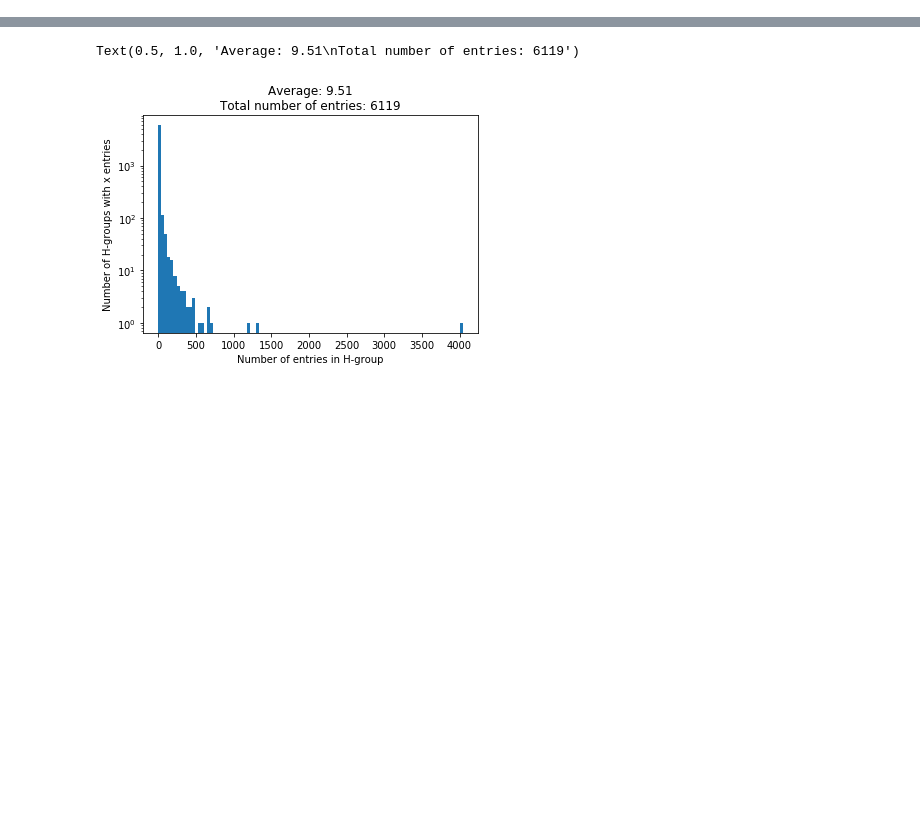
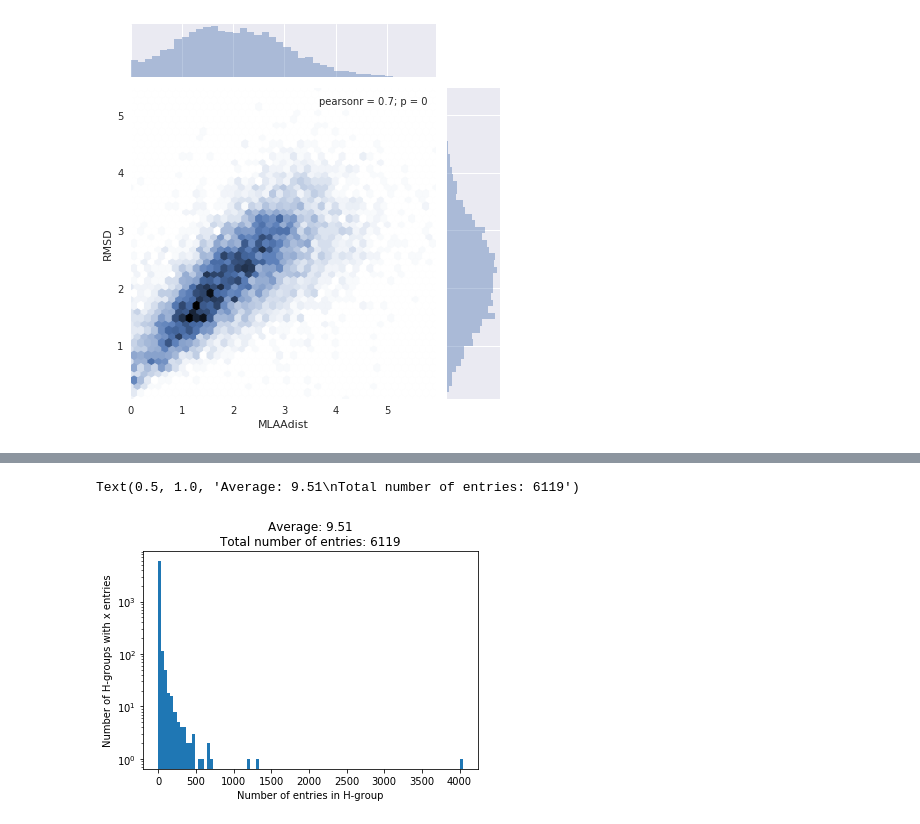
Before and after one commit to patrickbryant1/basic_scilife_scripts, a Jupyter notebook: visual/visual_notebook.ipynb, the cells around one changed output, grey strips where cells are left out. Saved outputs shown, nothing was run; the diff lists cells and outputs as text; code cells hidden in the pictures; blank space fills up the shorter version.

```diff
--- a/visual/visual_notebook.ipynb
+++ b/visual/visual_notebook.ipynb
@@ -0,0 +41,5 @@
+# %%
+sns.jointplot(x="MLAAdist", y="RMSD", data=concatenated_df[concatenated_df['MLAAdist']<6], kind = "hex")
+plt.show()
+# %% [output]
+[figure, added]
```
Also changed, not shown: parts of 4 cells of this notebook, 2 other files.
